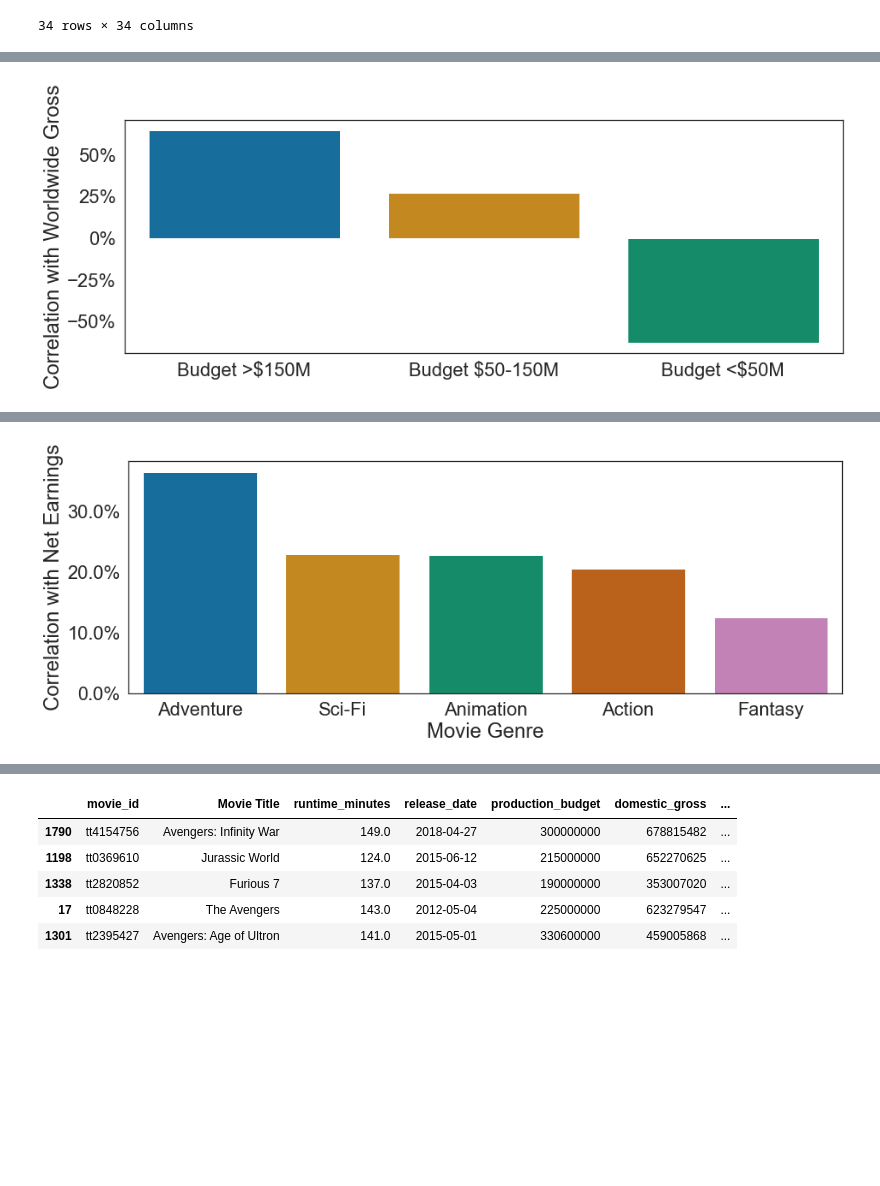
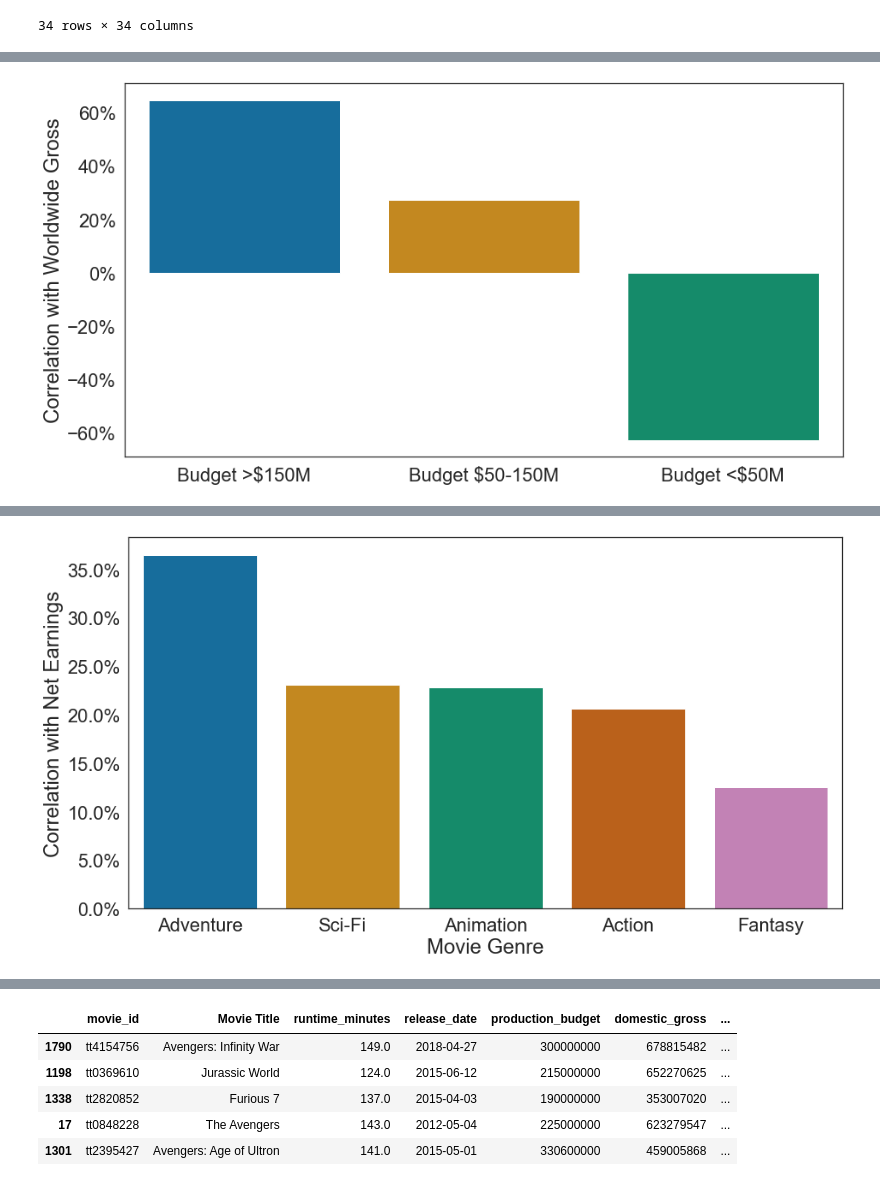
Before and after one commit to RH3421/Project-1-Microsoft-Makes-a-Movie, a Jupyter notebook: MainDF.ipynb, the cells around one changed output, grey strips where cells are left out. Drawn from its saved outputs; the diff is of its cells as text; code cells hidden in the pictures; blank space fills up the shorter version.

```diff
--- a/MainDF.ipynb
+++ b/MainDF.ipynb
@@ -246,7 +251,7 @@ Best budget for worldwide_gross > $150Million
 gen_gross = (correlation['worldwide_gross'].sort_values(ascending=False).filter(items=['Adventure', 'Action', 'Sci-Fi','Animation', 'Fantasy']))
 gen_gross
 ax = sns.barplot(x=gen_gross.index, y=gen_gross.values, palette ="colorblind")
-sns.set(rc = {'figure.figsize':(15,5)})
+sns.set(rc = {'figure.figsize':(15,8)})
 sns.set(font_scale = 2)
 sns.set_style("white")
 ax.set(xlabel='Movie Genre', ylabel='Correlation with Worldwide Gross')
@@ -256,15 +261,15 @@ ax.yaxis.set_major_formatter(PercentFormatter(1));
 # %%
 #Budget worldwide_gross Visualization
 bud_gross = (correlation['worldwide_gross'].sort_values(ascending=False).filter(items=['Budget >$150M', 'Budget $50-150M', 'Budget <$50M']))
 bud_gross
 ax = sns.barplot(x=bud_gross.index, y=bud_gross.values, palette ="colorblind")
-sns.set(rc = {'figure.figsize':(15,5)})
+sns.set(rc = {'figure.figsize':(15,8)})
 sns.set(font_scale = 2)
 sns.set_style("white")
 ax.set(ylabel='Correlation with Worldwide Gross');
 ax.yaxis.set_major_formatter(PercentFormatter(1));
 # %% [output]
-[figure, old version]
+[figure, new version]
 # %%
 #Top Genres for net_earnings
 #Best budget for net_earnings
@@ -296,13 +301,13 @@ Best budget for net_earnings > $150Million
 gen_net_earnings = (correlation['net_earnings'].sort_values(ascending=False).filter(items=['Adventure', 'Sci-Fi', 'Animation', 'Action', 'Fantasy']))
 gen_net_earnings
 ax = sns.barplot(x=gen_net_earnings.index, y=gen_net_earnings.values, palette ="colorblind")
-sns.set(rc = {'figure.figsize':(15,5)})
+sns.set(rc = {'figure.figsize':(15,8)})
 sns.set(font_scale = 2)
 sns.set_style("white")
 ax.set(xlabel='Movie Genre', ylabel='Correlation with Net Earnings');
 ax.yaxis.set_major_formatter(PercentFormatter(1));
 # %% [output]
-[figure, old version]
+[figure, new version]
 # %%
 #Budget Net Earnings Visualization
 bud_net = (correlation['net_earnings'].sort_values(ascending=False).filter(items=['Budget >$150M', 'Budget $50-150M', 'Budget <$50M']))
```
Also changed, not shown: parts of 4 cells of this notebook, 3 other files.
